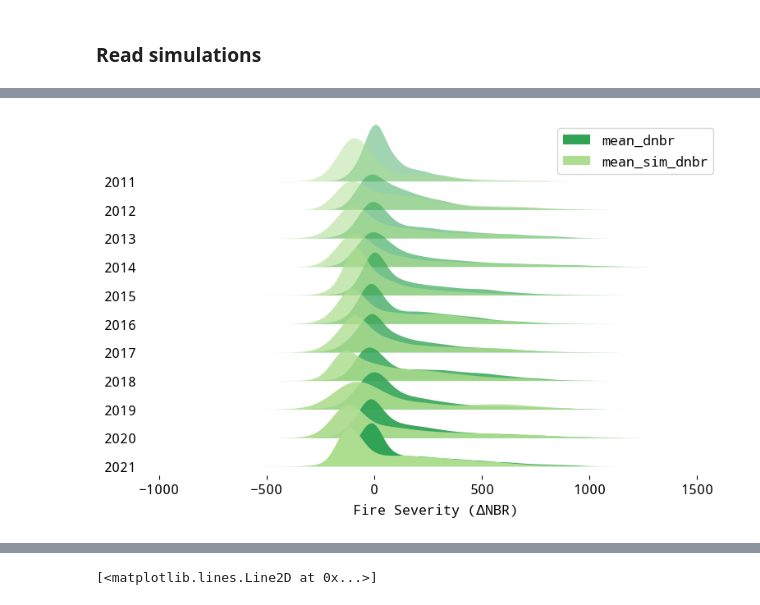
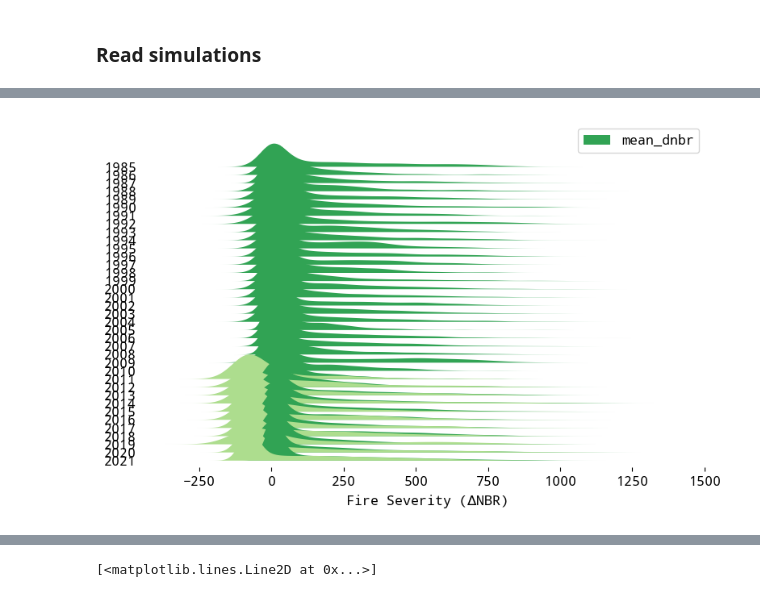
Before and after one commit to echolab-stanford/prescribed_fires, a Jupyter notebook: analysis/simulation.ipynb, the cells around one changed output, grey strips where cells are left out. Drawn from its saved outputs; the diff is of its cells as text; code cells hidden in the pictures.

```diff
--- a/analysis/simulation.ipynb
+++ b/analysis/simulation.ipynb
@@ -215,27 +272,23 @@ run_simulations(
 # %%
-import duckdb
-
-dnbr = dnbr[dnbr.year > 2010]
-dnbr["low_severity"] = np.where((dnbr.dnbr <= 270) & (dnbr.dnbr > 100), 1, 0)
-dnbr["high_severity"] = np.where((dnbr.dnbr > 660), 1, 0)
-
 # Read in all the sims to merge with dnbr data
 df = duckdb.query("""
 with sim as (
 SELECT lat, lon, year, year_treat, coeff, sim, land_type, grid_id
-FROM '../data/simulations_treat_parquet_spillover/*.parquet'
-WHERE land_type IS NOT NULL)
+FROM '../data/policy_no_spill_4000/*.parquet')
 SELECT d.grid_id,
+       d.event_id,
        d.year,
        s.year_treat,
        s.coeff,
        s.sim,
        d.dnbr,
-       s.coeff + d.dnbr as sim_dnbr,
+       s.land_type,
+       d.dnbr + s.coeff as sim_dnbr,
        d.low_severity,
        d.high_severity
-from sim s
-right join (SELECT grid_id, year, dnbr, low_severity, high_severity FROM dnbr) as d
+FROM sim s
+right join (SELECT grid_id, year, dnbr, low_severity, high_severity, event_id
+                  FROM "../data/dnbr.parquet") as d
 ON s.grid_id = d.grid_id AND s.year = d.year
 """)
 
@@ -243,6 +296,7 @@ ON s.grid_id = d.grid_id AND s.year = d.year
 df_year_treat = duckdb.query("""
 select year, year_treat, mean(coeff) as coeff_mean
 from df
+where year_treat is not null
 group by year, year_treat
 """)
 
@@ -250,5 +304,5 @@ group by year, year_treat
 df_year_treat_sim = duckdb.query("""
 select year, year_treat, sim, mean(coeff) as coeff_mean
 from df
-group by year, year_treat, sim
+group by year, sim, year_treat
 """)
@@ -293,36 +368,37 @@ template_plots(ax, xlab="Year", ylab=r"Simulated change in $\Delta$NBR")
 # %%
 import joypy
 
 dist_state = duckdb.query("""
 select year, grid_id,
     mean(dnbr) as mean_dnbr,
     mean(sim_dnbr) as mean_sim_dnbr
 from df
 where year is not NULL
 group by year, grid_id
-""")
+""").to_df()
 
-labels = [str(int(d)) for d in dist_state.to_df().year.unique()]
-fig, axes = joypy.joyplot(dist_state.to_df(),
+#dist_state = pd.read_csv("../data/joyplot_data.csv")
+
+labels = [str(int(d)) for d in dist_state.year.unique()]
+fig, axes = joypy.joyplot(dist_state,
                         by="year",
                         column=["mean_dnbr", "mean_sim_dnbr"],
                         legend=True,
                         figsize=(8,5),
-                        fade=True,
+                        fade=False,
                         overlap=1,
                         linewidth=0,
                         tails=0.1,
                         fill=True,
                         ylim = 'max',
                         #sublabels = ["$\Delta$NBR", "Simulated $\Delta$NBR"],
                         color=["#31a354", "#addd8e"],
                         )
 
 # Change axis labels
 for ax in axes:
     ax.set_xlabel("Fire Severity ($\Delta$NBR)")
-
 # Save plot
 #plt.savefig("../figs/dnbr_simulated_joy.png", dpi=300, bbox_inches="tight")
 # %% [output]
-[figure, old version]
+[figure, new version]
```
Also changed, not shown: parts of 47 cells of this notebook, 1 other file.
